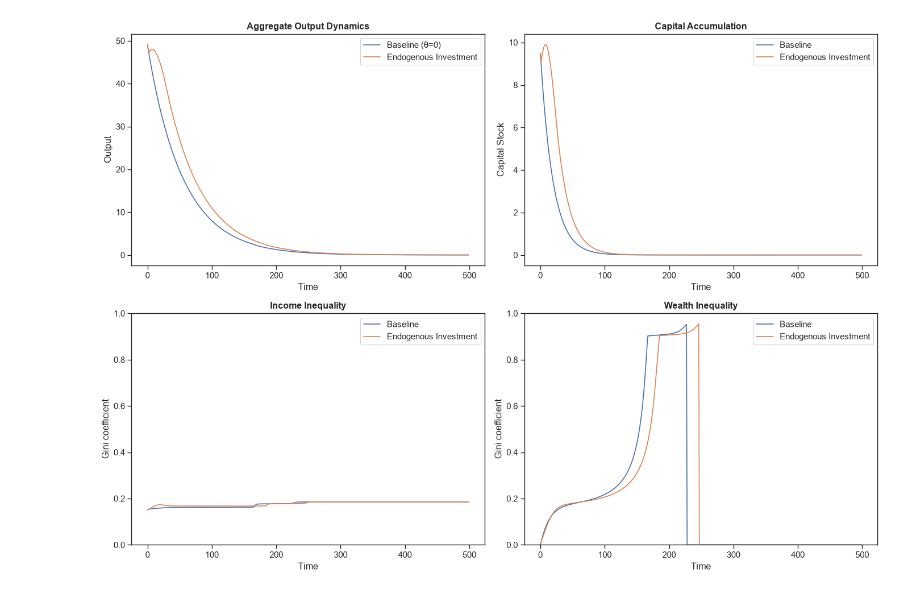
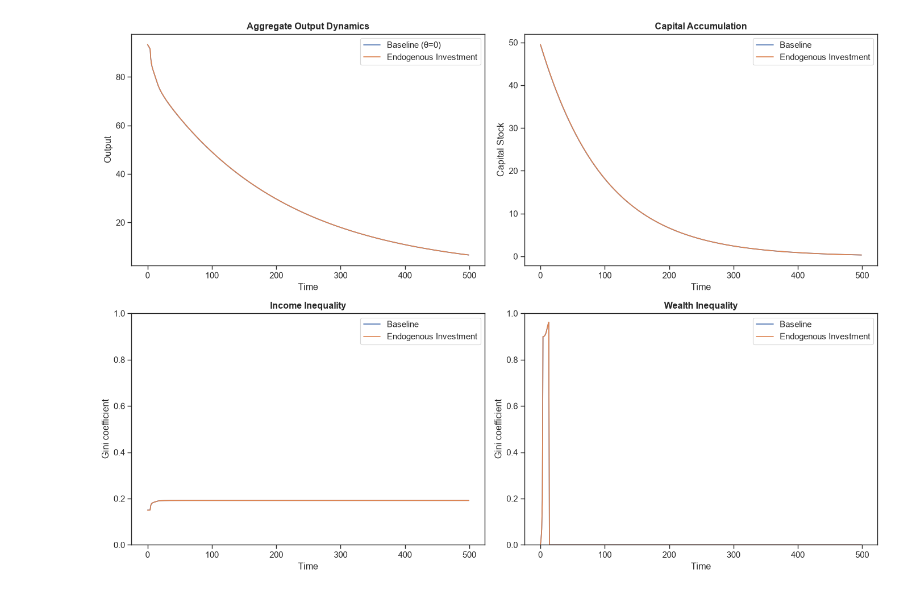
Before and after one commit to MattiaSaramin/endogenous-investment-abm, a Jupyter notebook: notebooks/01_Endogenous_Investment.ipynb, the cells around one changed output. Saved outputs shown, nothing was run; the diff lists cells and outputs as text; code cells hidden in the pictures.

```diff
--- a/notebooks/01_Endogenous_Investment.ipynb
+++ b/notebooks/01_Endogenous_Investment.ipynb
@@ -37,51 +37,36 @@ INVESTMENT_THETA = 0.3
 # ============================================================
 
 def run_experiment(theta):
-
     results = []
 
-
     for seed in range(SEEDS):
-
         model = MacroModel(
-
             num_firms=10,
-
             num_households=100,
-
             pct_capitalists=0.10,
 
+            # Firm parameters: Make capital highly productive but decay slowly
+            markup=0.2,
+            beta=1.2,
+            alpha=0.5,
+            delta=0.01,
 
-            # Firm parameters
-            markup=0.2,
-            beta=1.0,
-            alpha=0.35,
-            delta=0.05,
-
-
-            # Consumption
-            c0=0.01,
-            c1=0.6,
+            # Consumption: Provide a stronger demand floor to keep utilization up
+            c0=0.5,
+            c1=0.8,
             wealth_effect=0.1,
 
-
-            # Investment
+            # Investment: Stop the capitalists from panicking
             theta=theta,
-            investment_sensitivity=1.0,
-            target_utilization=0.8,
-
+            investment_sensitivity=0.2,
+            target_utilization=0.5,
 
             extra=0.1,
-
-
             seed=seed
         )
 
-
         for step in range(STEPS):
-
             model.step()
-
 
         df = (
             model
@@ -89,11 +74,8 @@ def run_experiment(theta):
             .get_model_vars_dataframe()
         )
 
-
         df["Seed"] = seed
-
         results.append(df)
-
 
     return pd.concat(results)
 
@@ -287,31 +269,31 @@ ax.set_title(
 
 ax.set_xlabel("Time")
 ax.set_ylabel("Gini coefficient")
 
 ax.set_ylim(0,1)
 
 ax.legend()
 
 
 
 plt.tight_layout()
 
 
 
 # Save figure
 
 output_path = (
     'C:\\Users\\recursivechaos\\Documents\\ABM\\macro_results.png'
 )
 
 
 plt.savefig(
     output_path,
     dpi=300,
     bbox_inches="tight"
 )
 
 
 plt.show()
 # %% [output]
-[figure, old version]
+[figure, new version]
```
Also changed, not shown: 1 other file.
